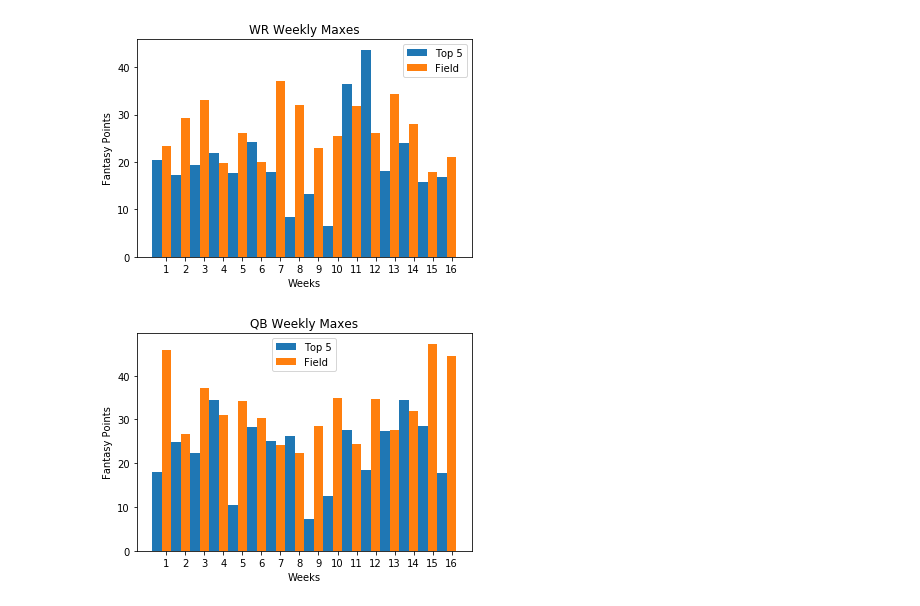
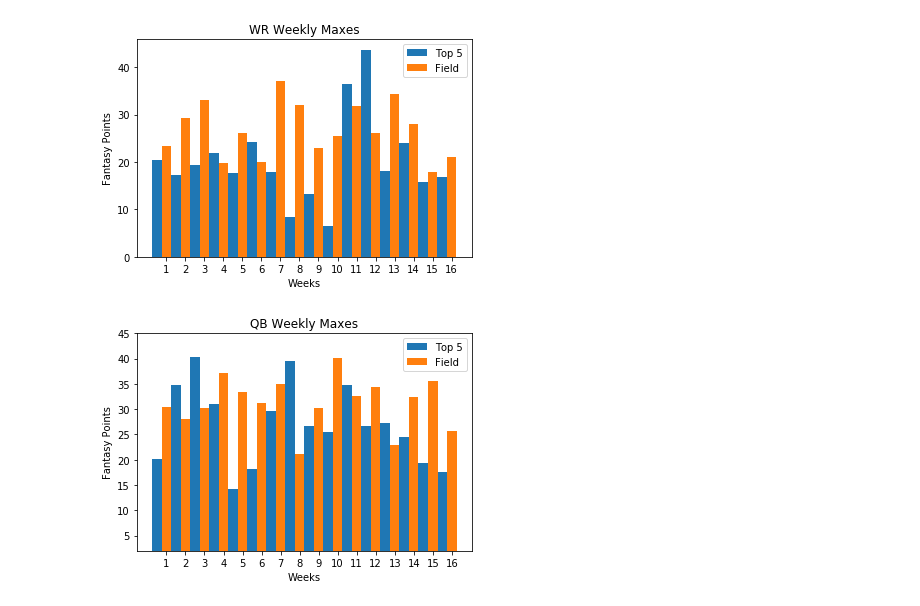
Before and after one commit to MTMUTH/Group_Project_01, a Jupyter notebook: FFL_CleanData_BB_v2.ipynb, the cells around one changed output. Drawn from its saved outputs; the diff is of its cells as text; code cells hidden in the pictures.

Commit message:
Upload QB Weekly Max Graph

```diff
--- a/FFL_CleanData_BB_v2.ipynb
+++ b/FFL_CleanData_BB_v2.ipynb
@@ -423,21 +423,24 @@ plt.show()
 # %%
 #QB Weekly Maxes
 N = 16
-Top5_QB = (17.9, 24.8, 22.3	,34.5, 10.5, 28.3, 25.0, 26.3, 7.2, 12.6, 27.7, 18.4, 27.3, 34.4, 28.6, 17.7)
-Field_QB = (45.8, 26.6, 37.1, 31.0, 34.3, 30.4, 24.1, 22.4, 28.4, 35.0, 24.3, 34.7, 27.7, 31.9, 47.3, 44.6)
+Top5_QB = (20.2, 34.7, 40.3, 31.1, 14.2, 18.2, 29.7, 39.5, 26.6, 25.5, 34.8, 26.6, 27.3, 24.6, 19.3, 17.5)
+Field_QB = (30.5, 28.0, 30.2, 37.2, 33.5, 31.3, 35.0, 21.1, 30.3, 40.2, 32.6, 34.4, 23.0, 32.4, 35.5, 25.7)
 
 ind = np.arange(N)
 width = 0.50
 plt.bar(ind, Top5_QB, width, label='Top 5')
 plt.bar(ind + width, Field_QB, width,
     label='Field')
 
 plt.xlabel('Weeks')
 plt.ylabel('Fantasy Points')
+plt.ylim(2,45)
 plt.title('QB Weekly Maxes')
 
 plt.xticks(ind + width / 1, ('1', '2', '3', '4', '5', '6', '7', '8', '9', '10', '11', '12', '13', '14', '15', '16'))
 plt.legend(loc='best')
+
+plt.savefig('QB_Weekly_Maxes.png')
 plt.show()
 # %% [output]
-[figure, old version]
+[figure, new version]
```
Also changed, not shown: 1 other file.
